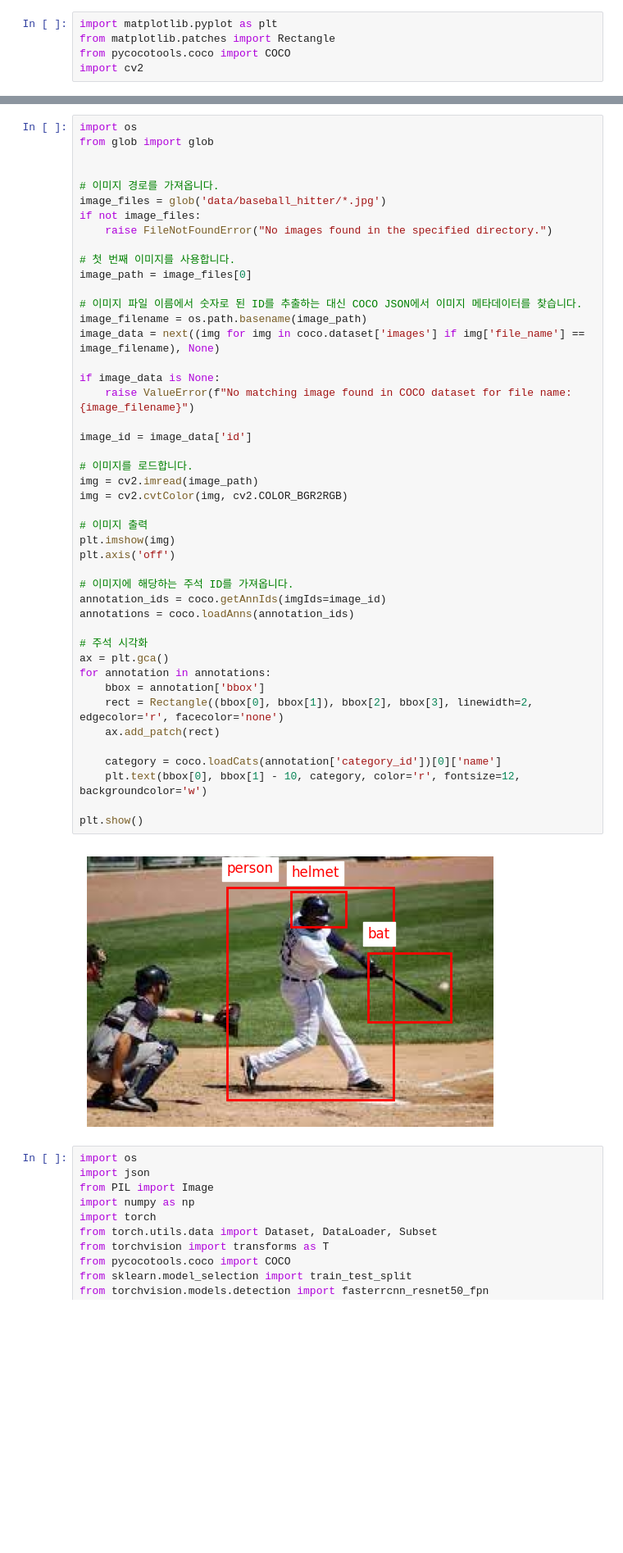
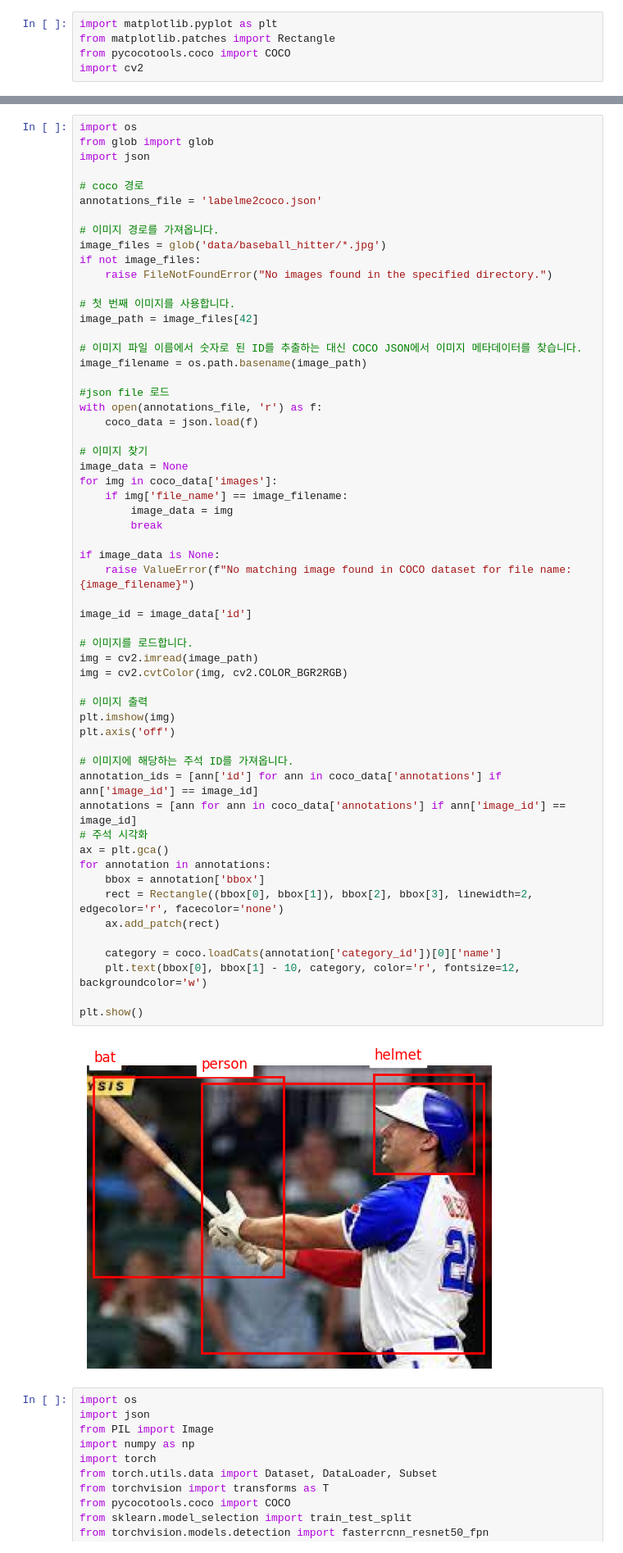
Before and after one commit to lastwater8725/object_detection, a Jupyter notebook: baseball.ipynb, the cells around one changed output, grey strips where cells are left out. Shown at 82% size. Drawn from its saved outputs; the diff is of its cells as text; blank space fills up the shorter version.

```diff
--- a/baseball.ipynb
+++ b/baseball.ipynb
@@ -14,7 +14,10 @@ index created!
 # %%
 import os
 from glob import glob
+import json
 
+# coco 경로
+annotations_file = 'labelme2coco.json'
 
 # 이미지 경로를 가져옵니다.
 image_files = glob('data/baseball_hitter/*.jpg')
@@ -22,42 +25,51 @@ if not image_files:
     raise FileNotFoundError("No images found in the specified directory.")
 
 # 첫 번째 이미지를 사용합니다.
-image_path = image_files[0]
+image_path = image_files[42]
 
 # 이미지 파일 이름에서 숫자로 된 ID를 추출하는 대신 COCO JSON에서 이미지 메타데이터를 찾습니다.
 image_filename = os.path.basename(image_path)
-image_data = next((img for img in coco.dataset['images'] if img['file_name'] == image_filename), None)
+
+#json file 로드
+with open(annotations_file, 'r') as f:
+    coco_data = json.load(f)
+
+# 이미지 찾기
+image_data = None
+for img in coco_data['images']:
+    if img['file_name'] == image_filename:
+        image_data = img
+        break
 
 if image_data is None:
     raise ValueError(f"No matching image found in COCO dataset for file name: {image_filename}")
 
 image_id = image_data['id']
 
 # 이미지를 로드합니다.
 img = cv2.imread(image_path)
 img = cv2.cvtColor(img, cv2.COLOR_BGR2RGB)
 
 # 이미지 출력
 plt.imshow(img)
 plt.axis('off')
 
 # 이미지에 해당하는 주석 ID를 가져옵니다.
-annotation_ids = coco.getAnnIds(imgIds=image_id)
-annotations = coco.loadAnns(annotation_ids)
-
+annotation_ids = [ann['id'] for ann in coco_data['annotations'] if ann['image_id'] == image_id]
+annotations = [ann for ann in coco_data['annotations'] if ann['image_id'] == image_id]
 # 주석 시각화
 ax = plt.gca()
 for annotation in annotations:
     bbox = annotation['bbox']
     rect = Rectangle((bbox[0], bbox[1]), bbox[2], bbox[3], linewidth=2, edgecolor='r', facecolor='none')
     ax.add_patch(rect)
 
     category = coco.loadCats(annotation['category_id'])[0]['name']
     plt.text(bbox[0], bbox[1] - 10, category, color='r', fontsize=12, backgroundcolor='w')
 
 plt.show()
 # %% [output]
-[figure, old version]
+[figure, new version]
 # %%
 import os
 import json
```
Also changed, not shown: parts of 4 cells of this notebook.
